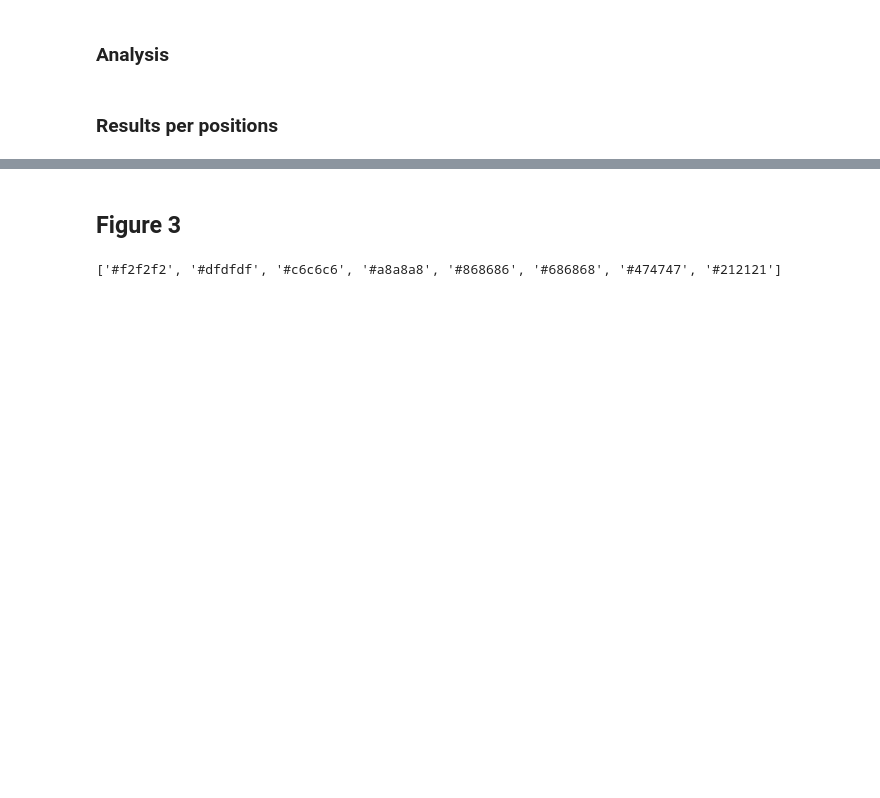
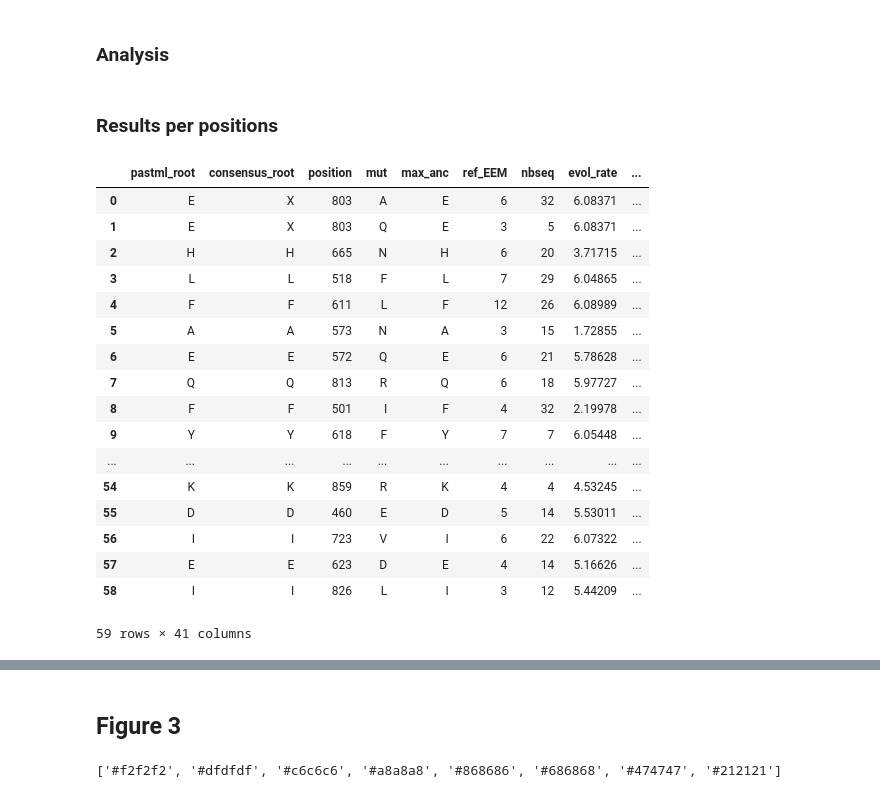
Before and after one commit to mariemorel/condor-analysis, a Jupyter notebook: src/analysis_C3C4data.ipynb, the cells around one changed output, grey strips where cells are left out. Saved outputs shown, nothing was run; the diff lists cells and outputs as text; code cells hidden in the pictures; blank space fills up the shorter version.

```diff
--- a/src/analysis_C3C4data.ipynb
+++ b/src/analysis_C3C4data.ipynb
@@ -25,7 +25,7 @@ from numpy.linalg import solve, norm
 from numpy.random import rand
 #from adjustText import adjust_text
 # %%
-path_local = "U:/users/mamorel/Projet_Convergence/condor-analysis/"
+path_local = "/Volumes/Evolbioinfo/users/flemoine/projets/2023_10_13_Condor_Revisions/condor-analysis/"
 # %%
 positions_besnard = [505,540,572,573,623,665,731,749,751,761,780,839]
 Besnard = ["623D", "731V", "505L", "751F", "761A", "749T", "573N", "839K", "540T", "780S", "572Q", "665N"]
@@ -94,22 +94,27 @@ methods_detect = []
 #criterion pcoc : PC > 0.8 & c == "positive"
 #criterion condorBT : p <= 0.1 & BF >= 2 & c == "positive"
 
+pcoc_cutoff = 0.8
+fade_cutoff = 100
+emergence_cutoff = 0.1
+correlation_cutoff =  2
+
 for p,bf,c,oc,pc, fade in  zip(All_bayes_fade_pcoc["adjust_pvalue"], All_bayes_fade_pcoc["BF_x"] , All_bayes_fade_pcoc["correlation"], All_bayes_fade_pcoc["OC"], All_bayes_fade_pcoc["PC"], All_bayes_fade_pcoc["BF_y"]) :
-    if (p <= 0.1) and (bf >= 2) and (c == "positive"):
+    if (p <= emergence_cutoff) and (bf >= correlation_cutoff) and (c == "positive"):
         methods_detect.append("condorBT")
-    elif (c == "positive") and (pc > 0.8):
+    elif (c == "positive") and (pc > pcoc_cutoff):
         methods_detect.append("Pcoc_pos")
-    elif (c == "positive") and (oc > 0.8):
+    elif (c == "positive") and (oc > pcoc_cutoff):
         methods_detect.append("Pcoc_pos")
-    elif (pc > 0.8):
+    elif (pc > pcoc_cutoff):
         methods_detect.append("pcoc")
-    elif (oc > 0.8):
+    elif (oc > pcoc_cutoff):
         methods_detect.append("pcoc")
-    elif fade > 0:
+    elif fade > fade_cutoff:
         methods_detect.append("fade")
-    elif (bf >= 2) and (c == "positive"):
+    elif (bf >= correlation_cutoff) and (c == "positive"):
         methods_detect.append("BayesTraits")
-    elif p <= 0.1:
+    elif p <= emergence_cutoff:
         methods_detect.append("condor")
     else:
         methods_detect.append("none")
@@ -123,21 +128,21 @@ methods_detect_noc3c4 = []
 #criterion condorBT : p <= 0.1 & BF >= 2 & c == "positive"
 
 for p,bf,c,oc,pc, fade in  zip(All_bayes_fade_pcoc_noc3c4["adjust_pvalue"], All_bayes_fade_pcoc_noc3c4["BF_x"] , All_bayes_fade_pcoc_noc3c4["correlation"], All_bayes_fade_pcoc_noc3c4["OC"], All_bayes_fade_pcoc_noc3c4["PC"], All_bayes_fade_pcoc_noc3c4["BF_y"]) :
-    if (p <= 0.1) and (bf >= 2) and (c == "positive"):
+    if (p <= emergence_cutoff) and (bf >= correlation_cutoff) and (c == "positive"):
         methods_detect_noc3c4.append("condorBT")
-    elif (c == "positive") and (pc > 0.8):
+    elif (c == "positive") and (pc > pcoc_cutoff):
         methods_detect_noc3c4.append("Pcoc_pos")
-    elif (c == "positive") and (oc > 0.8):
+    elif (c == "positive") and (oc > pcoc_cutoff):
         methods_detect_noc3c4.append("Pcoc_pos")
-    elif (pc > 0.8):
+    elif (pc > pcoc_cutoff):
         methods_detect_noc3c4.append("pcoc")
-    elif (oc > 0.8):
+    elif (oc > pcoc_cutoff):
         methods_detect_noc3c4.append("pcoc")
-    elif fade > 0:
+    elif fade > fade_cutoff:
         methods_detect_noc3c4.append("fade")
-    elif (bf >= 2) and (c == "positive"):
+    elif (bf >= correlation_cutoff) and (c == "positive"):
         methods_detect_noc3c4.append("BayesTraits")
-    elif p <= 0.1:
+    elif p <= emergence_cutoff:
         methods_detect_noc3c4.append("condor")
     else:
         methods_detect_noc3c4.append("none")
@@ -184,4 +189,28 @@ All_bayes_fade_pcoc_noc3c4["classification"] = classification_noc3c4
 # %%
 All_bayes_fade_pcoc_pos = All_bayes_fade_pcoc.sort_values(by = ["position", "pvalue_raw"]).groupby("position").first()
 All_bayes_fade_pcoc_pos_noc3c4 = All_bayes_fade_pcoc_noc3c4.sort_values(by = ["position", "pvalue_raw"]).groupby("position").first()
+# %%
+All_bayes_fade_pcoc["mutstr"]=All_bayes_fade_pcoc["position"].astype(str)+All_bayes_fade_pcoc["mut"]
+#All_bayes_fade_pcoc
+All_bayes_fade_pcoc_noc3c4["mutstr"]=All_bayes_fade_pcoc_noc3c4["position"].astype(str)+All_bayes_fade_pcoc_noc3c4["mut"]
+All_bayes_fade_pcoc_noc3c4
+# %% [output]
+|  | pastml_root | consensus_root | position | mut | max_anc | ref_EEM | nbseq | evol_rate | ... |
+| 0 | E | X | 803 | A | E | 6 | 32 | 6.08371 | ... |
+| 1 | E | X | 803 | Q | E | 3 | 5 | 6.08371 | ... |
+| 2 | H | H | 665 | N | H | 6 | 20 | 3.71715 | ... |
+| 3 | L | L | 518 | F | L | 7 | 29 | 6.04865 | ... |
+| 4 | F | F | 611 | L | F | 12 | 26 | 6.08989 | ... |
+| 5 | A | A | 573 | N | A | 3 | 15 | 1.72855 | ... |
+| 6 | E | E | 572 | Q | E | 6 | 21 | 5.78628 | ... |
+| 7 | Q | Q | 813 | R | Q | 6 | 18 | 5.97727 | ... |
+| 8 | F | F | 501 | I | F | 4 | 32 | 2.19978 | ... |
+| 9 | Y | Y | 618 | F | Y | 7 | 7 | 6.05448 | ... |
+| ... | ... | ... | ... | ... | ... | ... | ... | ... | ... |
+| 54 | K | K | 859 | R | K | 4 | 4 | 4.53245 | ... |
+| 55 | D | D | 460 | E | D | 5 | 14 | 5.53011 | ... |
+| 56 | I | I | 723 | V | I | 6 | 22 | 6.07322 | ... |
+| 57 | E | E | 623 | D | E | 4 | 14 | 5.16626 | ... |
+| 58 | I | I | 826 | L | I | 3 | 12 | 5.44209 | ... |
+59 rows × 41 columns
 # %%
```
Also changed, not shown: parts of 3 cells of this notebook, 4 other files.
